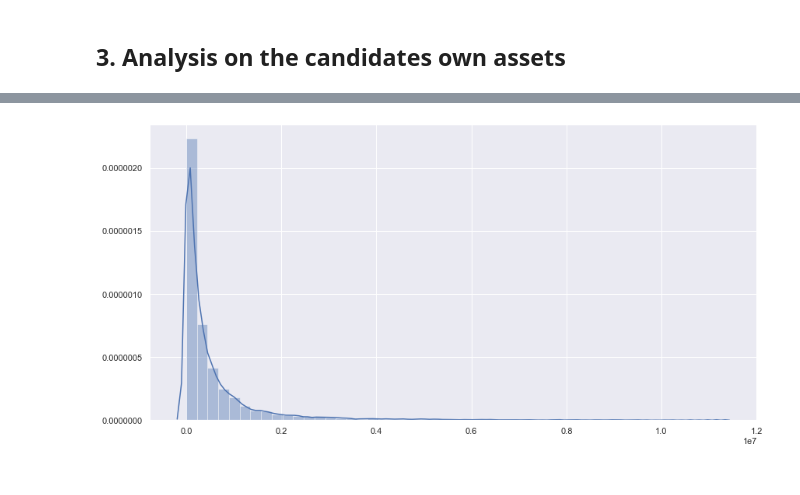
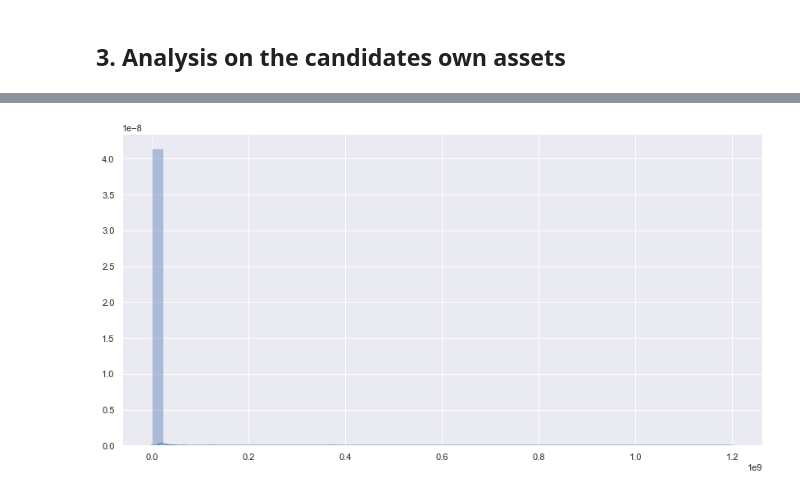
Before and after one commit to gguillaux/brazil_elections_2018, a Jupyter notebook: EDA.ipynb, the cells around one changed output, grey strips where cells are left out. Saved outputs shown, nothing was run; the diff lists cells and outputs as text; code cells hidden in the pictures.

```diff
--- a/EDA.ipynb
+++ b/EDA.ipynb
@@ -22,5 +45,5 @@ total_assets_by_cand = assets.groupby(['SQ_CANDIDATO']).sum().sort_values(by='VR
 # %%
 sns.set(rc={'figure.figsize' : (14,7)})
-p = sns.distplot(total_assets_by_cand.VR_BEM_CANDIDATO.values[200:])
+p = sns.distplot(total_assets_by_cand.VR_BEM_CANDIDATO.values)
 # %% [output]
-[figure, old version]
+[figure, new version]
```
Also changed, not shown: parts of 6 cells of this notebook, 1 other file.
